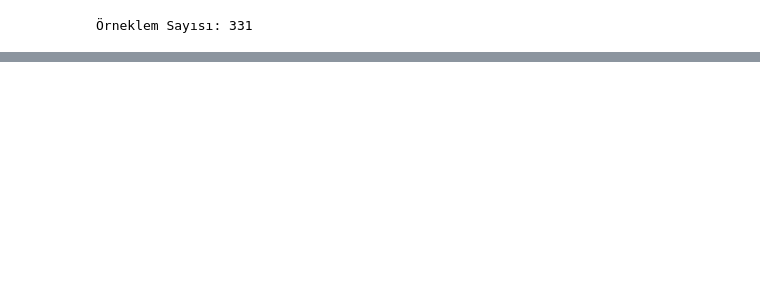
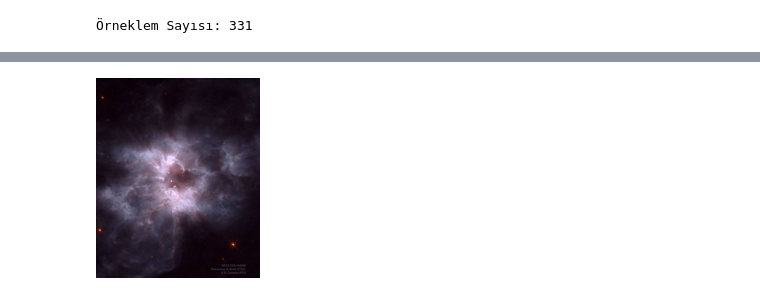
Before and after one commit to SeherKumsar/API-Project, a Jupyter notebook: data-analysis.ipynb, the cells around one changed output, grey strips where cells are left out. Drawn from its saved outputs; the diff is of its cells as text; code cells hidden in the pictures; blank space fills up the shorter version.

```diff
--- a/data-analysis.ipynb
+++ b/data-analysis.ipynb
@@ -71,0 +77,4 @@ df.head()
+# %%
+display_nasa_thumbnail(NASA_API_KEY, date='2023-12-24')
+# %% [output]
+[figure, added]
```
Also changed, not shown: parts of 13 cells of this notebook, 1 other file.
